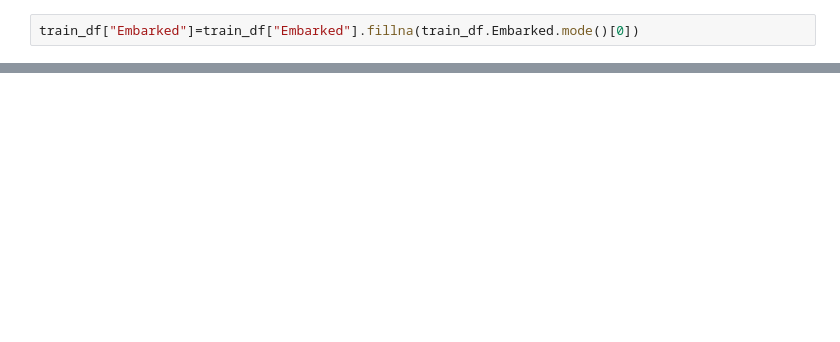
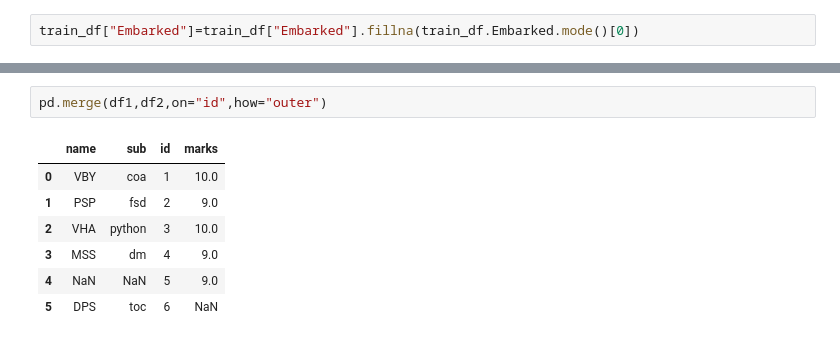
Before and after one commit to BhavyaDoriya/Python-2, a Jupyter notebook: T1/Pandas.ipynb, the cells around one changed output, grey strips where cells are left out. Drawn from its saved outputs; the diff is of its cells as text; blank space fills up the shorter version.

```diff
--- a/T1/Pandas.ipynb
+++ b/T1/Pandas.ipynb
@@ -995,0 +1200,10 @@ Name: Embarked, dtype: int64
+# %%
+pd.merge(df1,df2,on="id",how="outer")
+# %% [output]
+|  | name | sub | id | marks |
+| 0 | VBY | coa | 1 | 10.0 |
+| 1 | PSP | fsd | 2 | 9.0 |
+| 2 | VHA | python | 3 | 10.0 |
+| 3 | MSS | dm | 4 | 9.0 |
+| 4 | NaN | NaN | 5 | 9.0 |
+| 5 | DPS | toc | 6 | NaN |
```
Also changed, not shown: parts of 54 cells of this notebook, 8 other files.
